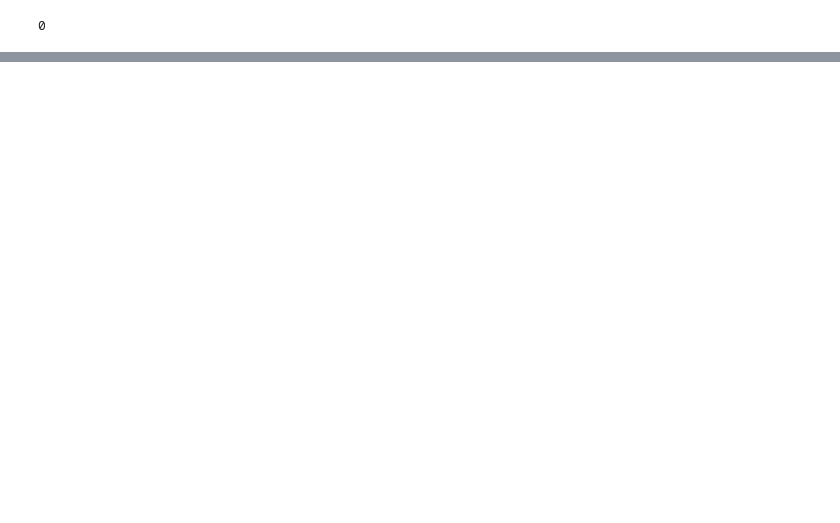
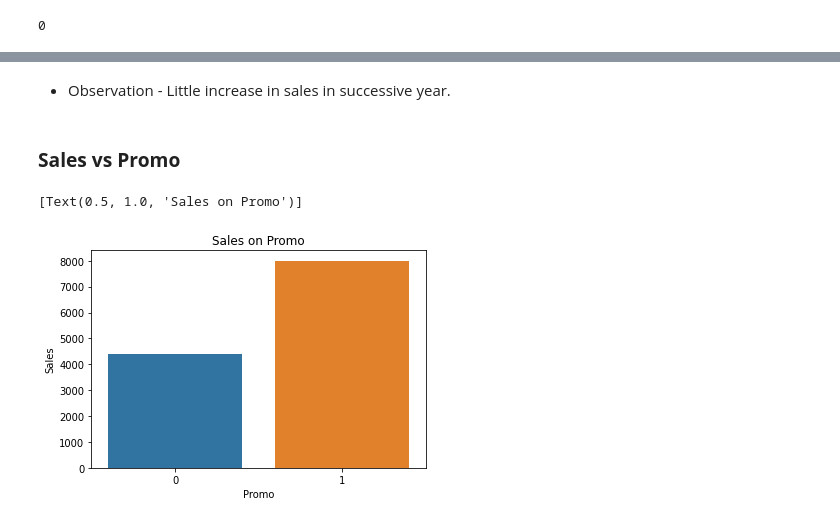
Before and after one commit to pushpam-raghuvanshi/rossmann_sales_prediction, a Jupyter notebook: Rossmann_Sales_Prediction_Capstone_Project.ipynb, the cells around one changed output, grey strips where cells are left out. Drawn from its saved outputs; the diff is of its cells as text; code cells hidden in the pictures; blank space fills up the shorter version.

```diff
--- a/Rossmann_Sales_Prediction_Capstone_Project.ipynb
+++ b/Rossmann_Sales_Prediction_Capstone_Project.ipynb
@@ -184,0 +300,9 @@ df.duplicated().sum()
+# %% [markdown]
+*   Observation - Little increase in sales in successive year.
+# %% [markdown]
+### **Sales vs Promo**
+# %%
+sns.barplot(x='Promo',y='Sales',data=df).set(title='Sales on Promo')
+# %% [output]
+[Text(0.5, 1.0, 'Sales on Promo')]
+[figure, added]
```
Also changed, not shown: parts of 96 cells of this notebook.
